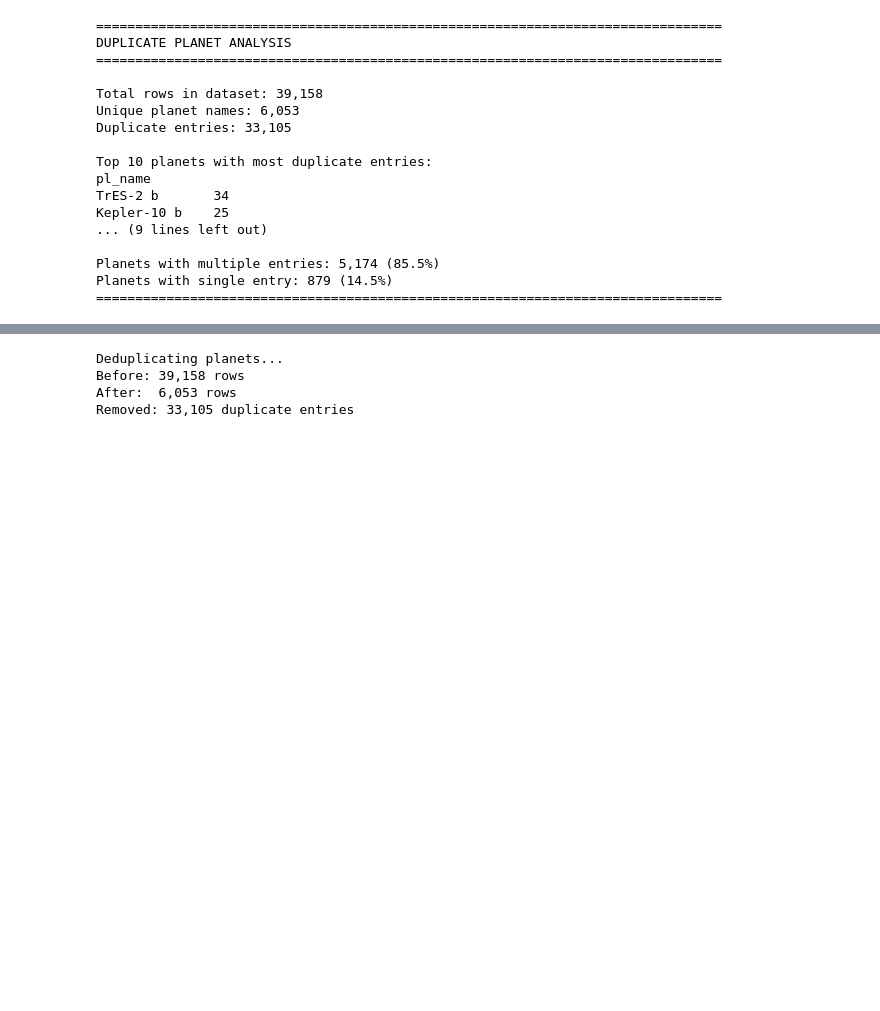
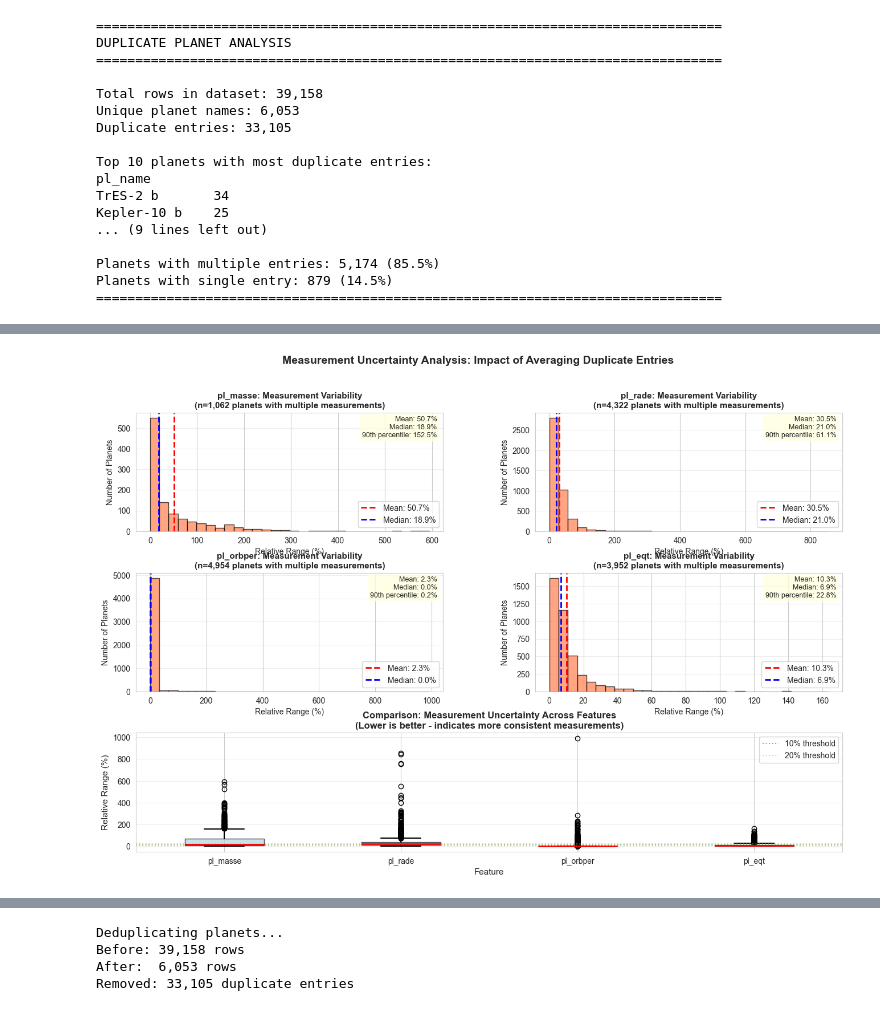
Before and after one commit to nicofaragodumsch/COS482_Final, a Jupyter notebook: 02_data_cleaning.ipynb, the cells around one changed output, grey strips where cells are left out. Saved outputs shown, nothing was run; the diff lists cells and outputs as text; code cells hidden in the pictures; blank space fills up the shorter version.

Commit message:
Measurement uncertainty analysis with variability

```diff
--- a/02_data_cleaning.ipynb
+++ b/02_data_cleaning.ipynb
@@ -155,0 +258,97 @@ Planets with single entry: 879 (14.5%)
+# %%
+if not variance_stats:
+    print("\n⚠ Cannot create variance visualization - no variance data available")
+    print("   Make sure this code runs BEFORE deduplication")
+else:
+    # Create comprehensive visualization of measurement variance
+    fig = plt.figure(figsize=(16, 10))
+    gs = fig.add_gridspec(3, 2, hspace=0.35, wspace=0.3)
+
+    # We'll plot the 4 main clustering features
+    features_to_plot = ['pl_masse', 'pl_rade', 'pl_orbper', 'pl_eqt']
+    plot_idx = 0
+
+    for i, feature in enumerate(features_to_plot):
+        if feature not in variance_stats or len(variance_stats[feature]) == 0:
+            continue
+
+        df_var = variance_stats[feature]
+
+        row = plot_idx // 2
+        col = plot_idx % 2
+
+        # Histogram of relative ranges
+        ax = fig.add_subplot(gs[row, col])
+
+        df_var['relative_range_pct'].hist(bins=30, ax=ax, color='coral',
+                                          edgecolor='black', alpha=0.7)
+
+        mean_rel_range = df_var['relative_range_pct'].mean()
+        median_rel_range = df_var['relative_range_pct'].median()
+
+        ax.axvline(mean_rel_range, color='red', linestyle='--', linewidth=2,
+                   label=f'Mean: {mean_rel_range:.1f}%')
+        ax.axvline(median_rel_range, color='blue', linestyle='--', linewidth=2,
+                   label=f'Median: {median_rel_range:.1f}%')
+
+        ax.set_xlabel('Relative Range (%)')
+        ax.set_ylabel('Number of Planets')
+        ax.set_title(f'{feature}: Measurement Variability\n' +
+                     f'(n={len(df_var):,} planets with multiple measurements)',
+                     fontweight='bold', fontsize=11)
+        ax.legend()
+        ax.grid(alpha=0.3, axis='y')
+
+        # Add statistics box
+        stats_text = f'Mean: {mean_rel_range:.1f}%\n'
+        stats_text += f'Median: {median_rel_range:.1f}%\n'
+        stats_text += f'90th percentile: {df_var["relative_range_pct"].quantile(0.90):.1f}%'
+
+        ax.text(0.98, 0.97, stats_text,
+                transform=ax.transAxes, ha='right', va='top',
+                bbox=dict(boxstyle='round', facecolor='lightyellow', alpha=0.8),
+                fontsize=9)
+
+        plot_idx += 1
+
+    # Bottom row: Comparison across features
+    if plot_idx > 0:  # Only if we plotted something
+        ax_bottom = fig.add_subplot(gs[2, :])
+
+        # Box plot comparing relative ranges across features
+        data_to_plot = []
+        labels_to_plot = []
+
+        for feature in features_to_plot:
+            if feature in variance_stats and len(variance_stats[feature]) > 0:
+                data_to_plot.append(variance_stats[feature]['relative_range_pct'].values)
+                labels_to_plot.append(feature)
+
+        # Only create boxplot if we have data
+        if len(data_to_plot) > 0:
+            bp = ax_bottom.boxplot(data_to_plot, labels=labels_to_plot, patch_artist=True,
+                                    boxprops=dict(facecolor='lightblue', alpha=0.7),
+                                    medianprops=dict(color='red', linewidth=2),
+                                    whiskerprops=dict(linewidth=1.5),
+                                    capprops=dict(linewidth=1.5))
+
+            ax_bottom.set_ylabel('Relative Range (%)', fontsize=11)
+            ax_bottom.set_xlabel('Feature', fontsize=11)
+            ax_bottom.set_title('Comparison: Measurement Uncertainty Across Features\n' +
+                                 '(Lower is better - indicates more consistent measurements)',
+                                 fontweight='bold', fontsize=12)
+            ax_bottom.grid(alpha=0.3, axis='y')
+            ax_bottom.axhline(10, color='green', linestyle=':', linewidth=1.5,
+                              alpha=0.5, label='10% threshold')
+            ax_bottom.axhline(20, color='orange', linestyle=':', linewidth=1.5,
+                              alpha=0.5, label='20% threshold')
+            ax_bottom.legend(loc='upper right')
+
+    plt.suptitle('Measurement Uncertainty Analysis: Impact of Averaging Duplicate Entries',
+                 fontsize=14, fontweight='bold')
+    plt.savefig('deduplication_uncertainty.png', dpi=300, bbox_inches='tight')
+    plt.show()
+
+    print("\n✓ Visualization saved as 'deduplication_uncertainty.png'")
+# %% [output]
+[figure, added]
```
Also changed, not shown: parts of 10 cells of this notebook.
